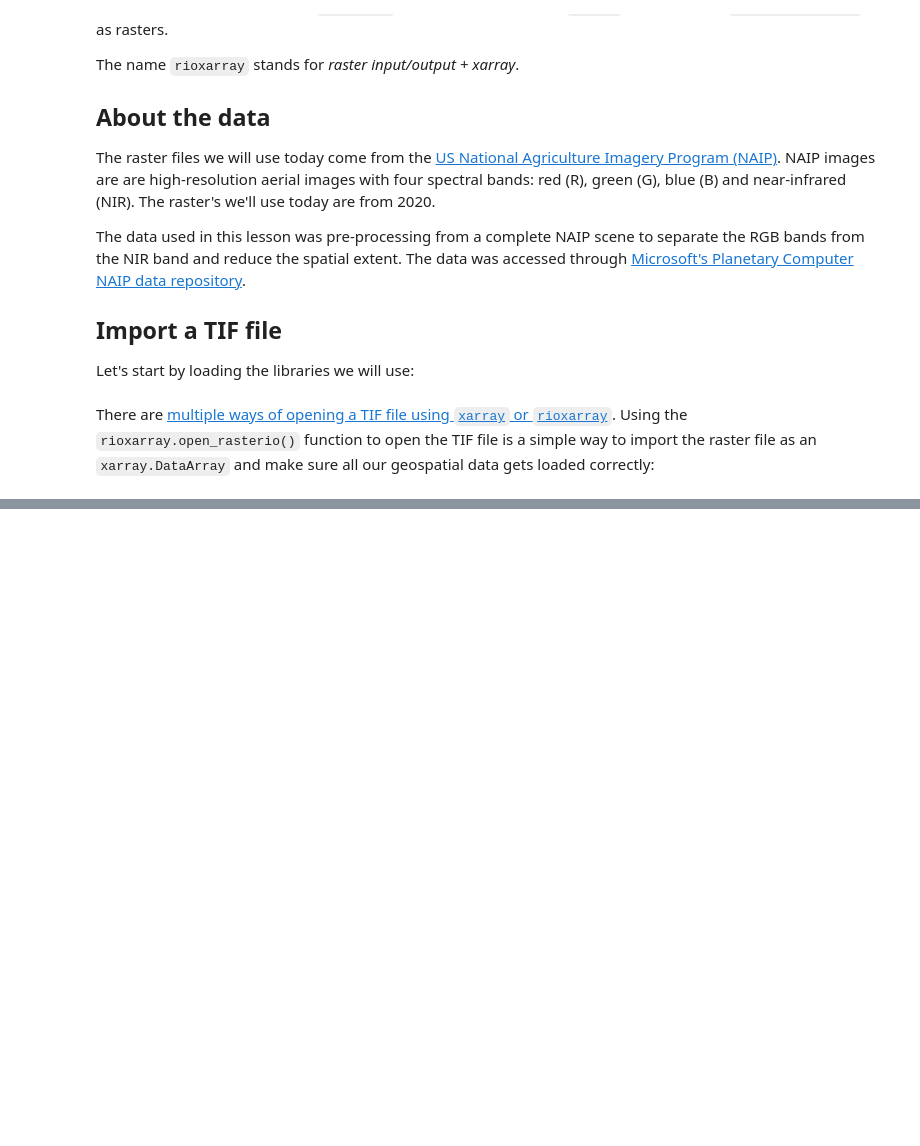
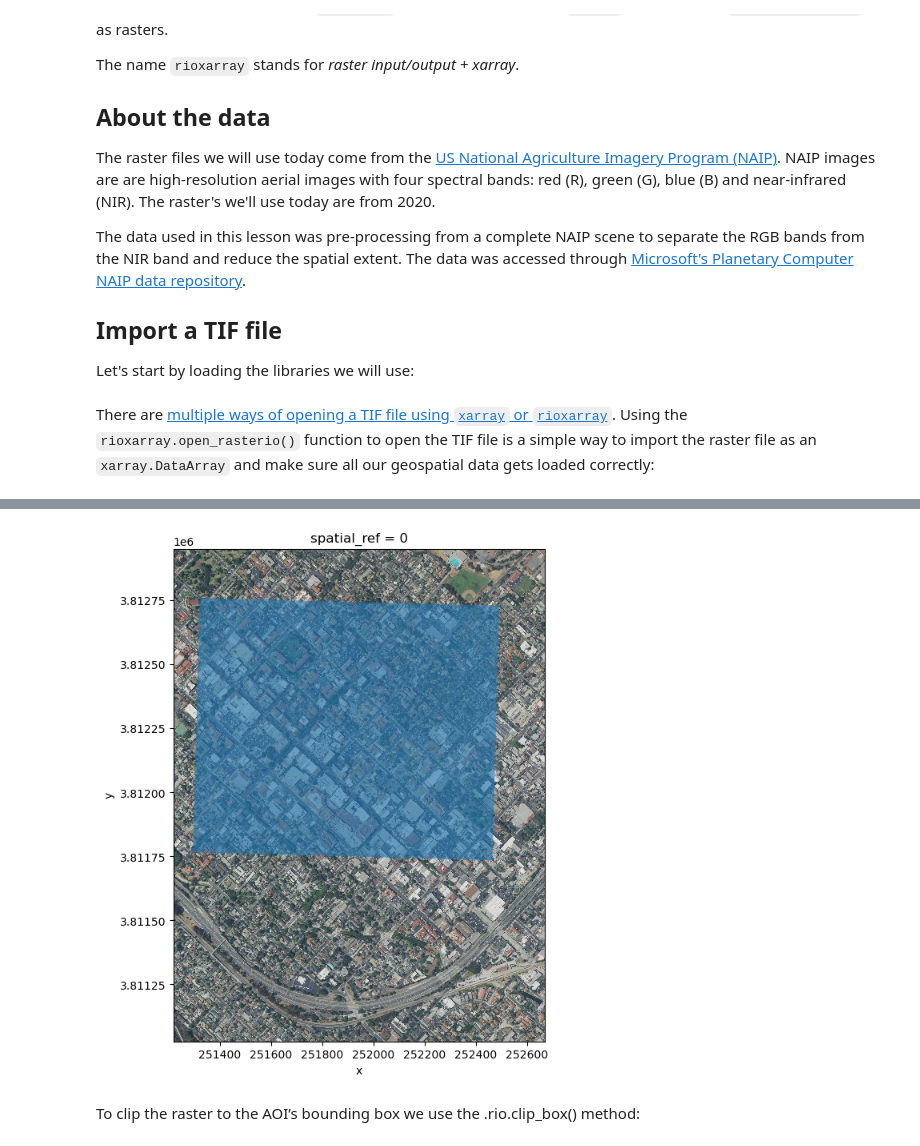
Before and after one commit to ssoriano22/eds220-in-class, a Jupyter notebook: week-8-rioxarray-STUDENTS.ipynb, the cells around one changed output, grey strips where cells are left out. Cells and saved outputs as stored; diff of their text form; code cells hidden in the pictures; blank space fills up the shorter version.

```diff
--- a/week-8-rioxarray-STUDENTS.ipynb
+++ b/week-8-rioxarray-STUDENTS.ipynb
@@ -39,0 +221,14 @@ path = os.path.join('/',
+# %%
+# Reproject AOI to RGB CRS
+aoi = aoi.to_crs(rgb.rio.crs)
+assert aoi.crs == rgb.rio.crs
+# %%
+# Plot of RGB raster with AOI overlay
+fig, ax = plt.subplots(figsize=(8 * rgb_aspect_ratio, 8))
+rgb.plot.imshow(ax=ax)
+aoi.plot(ax=ax, alpha=0.6)
+plt.show()
+# %% [output]
+[figure, added]
+# %% [markdown]
+To clip the raster to the AOI’s bounding box we use the .rio.clip_box() method:
```
Also changed, not shown: parts of 41 cells of this notebook, 1 other file.
